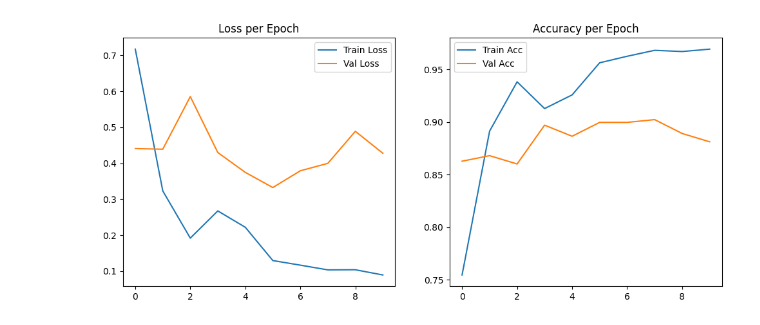
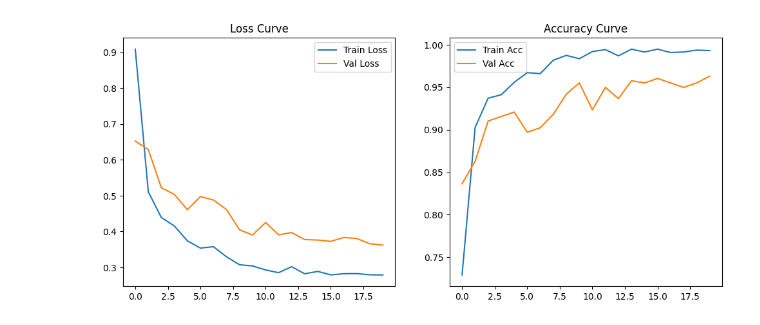
Before and after one commit to WahyuKhairi06/JaringanSyarafTiruan_WahyuKhairi_2311531009, a Jupyter notebook: Tugas Akhir JST/Project_JST.ipynb, the cells around one changed output. Drawn from its saved outputs; the diff is of its cells as text; code cells hidden in the pictures.

```diff
--- a/Tugas Akhir JST/Project_JST.ipynb
+++ b/Tugas Akhir JST/Project_JST.ipynb
@@ -135,0 +112,15 @@ num_epochs = 10
+# %%
+model = models.resnet50(weights=models.ResNet50_Weights.IMAGENET1K_V1)
+
+# Ganti FC layer
+in_features = model.fc.in_features
+model.fc = nn.Sequential(
+    nn.Dropout(0.3),
+    nn.Linear(in_features, num_classes)
+)
+
+model = model.to(device)
+
+criterion = nn.CrossEntropyLoss(label_smoothing=0.05)   # Label smoothing
+optimizer = optim.AdamW(model.parameters(), lr=1e-4, weight_decay=1e-5)
+scheduler = lr_scheduler.ReduceLROnPlateau(optimizer, mode='min', patience=2, factor=0.5)
@@ -199,19 +211,15 @@ Epoch 10/10: Train Loss=0.0890, Acc=0.9695, Val Loss=0.4277, Val Acc=0.8813
 # %%
-# ================================
-# Step 9: Evaluasi Model
-# ================================
 plt.figure(figsize=(12,5))
 plt.subplot(1,2,1)
-plt.plot(train_losses, label="Train Loss")
-plt.plot(val_losses, label="Val Loss")
-plt.title("Loss per Epoch")
-plt.legend()
+plt.plot(train_losses, label='Train Loss')
+plt.plot(val_losses, label='Val Loss')
+plt.legend(); plt.title("Loss Curve")
 
 plt.subplot(1,2,2)
-plt.plot(train_acc_list, label="Train Acc")
-plt.plot(val_acc_list, label="Val Acc")
-plt.title("Accuracy per Epoch")
-plt.legend()
+plt.plot(train_accs, label='Train Acc')
+plt.plot(val_accs, label='Val Acc')
+plt.legend(); plt.title("Accuracy Curve")
+
 plt.show()
 # %% [output]
-[figure, old version]
+[figure, new version]
```
Also changed, not shown: parts of 21 cells of this notebook.
